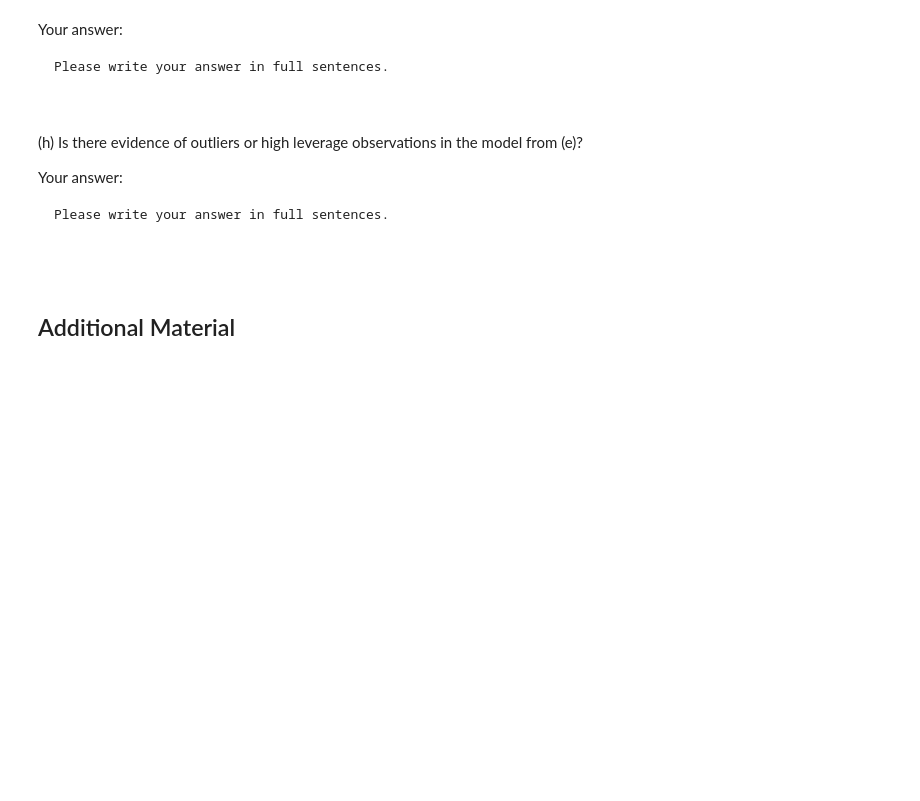
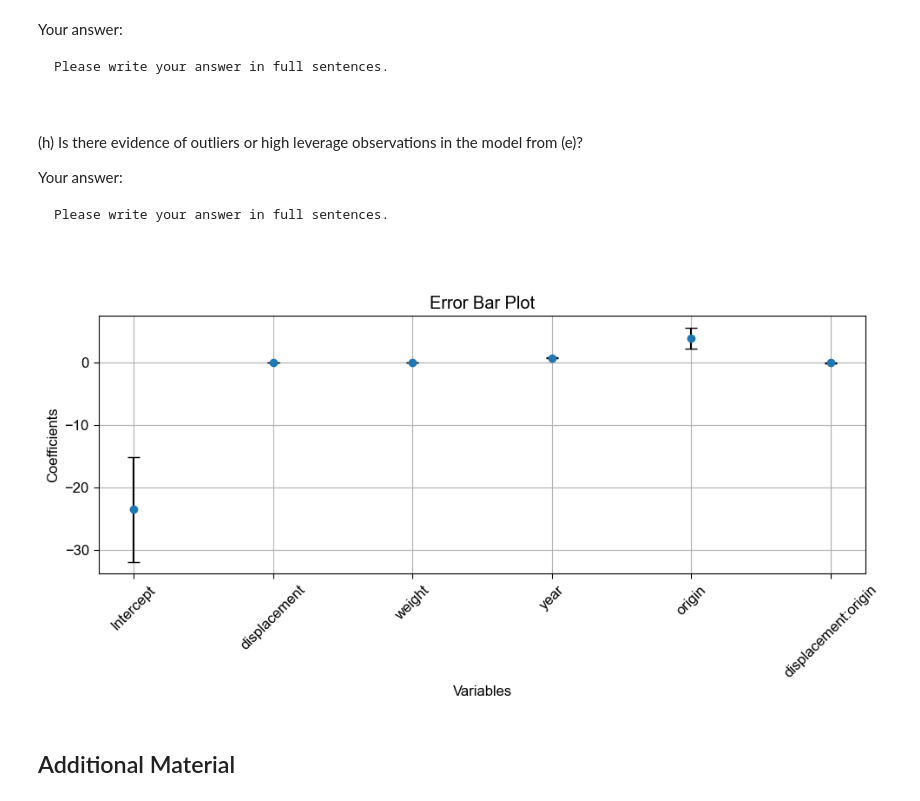
Before and after one commit to BU-MSSP-Classroom/ma679-spring2024-01-linear-regression-ChenTaHung, a Jupyter notebook: Ch3_Regression_Python.ipynb, the cells around one changed output. Drawn from its saved outputs; the diff is of its cells as text; code cells hidden in the pictures; blank space fills up the shorter version.

```diff
--- a/Ch3_Regression_Python.ipynb
+++ b/Ch3_Regression_Python.ipynb
@@ -756,0 +878,3 @@ Your code:
+# %%
+auto_fit_sel = smf.ols('mpg ~ displacement + weight + year + origin + displacement*origin', data = auto).fit()
+print(auto_fit_sel.summary())
@@ -783,0 +944,4 @@ Your code:
+# %%
+interval  = auto_fit_sel.conf_int(alpha = 0.05)
+interval.insert(0, 'coef', auto_fit_sel.params)
+print(interval)
@@ -800,6 +972,23 @@ Please write your answer in full sentences.
 
 
 ~~~
+# %%
+interval['error_lower'] = interval['coef'] - interval[0]
+interval['error_upper'] = interval[1] - interval['coef']
+errors = interval[['error_lower', 'error_upper']].abs().to_numpy().T
+
+# Create error bar plot
+plt.figure(figsize=(10,5))
+plt.errorbar(interval.index, interval['coef'], yerr=errors, fmt='o', ecolor='black', capsize=5)
+plt.title('Error Bar Plot')
+plt.xlabel('Variables')
+plt.ylabel('Coefficients')
+plt.grid(True)
+plt.xticks(rotation=45)
+plt.tight_layout()  # Adjust layout to prevent clipping of labels
+plt.show()
+# %% [output]
+[figure, added]
 # %% [markdown]
 ## Additional Material
 # %% [markdown]
```
Also changed, not shown: parts of 33 cells of this notebook.
